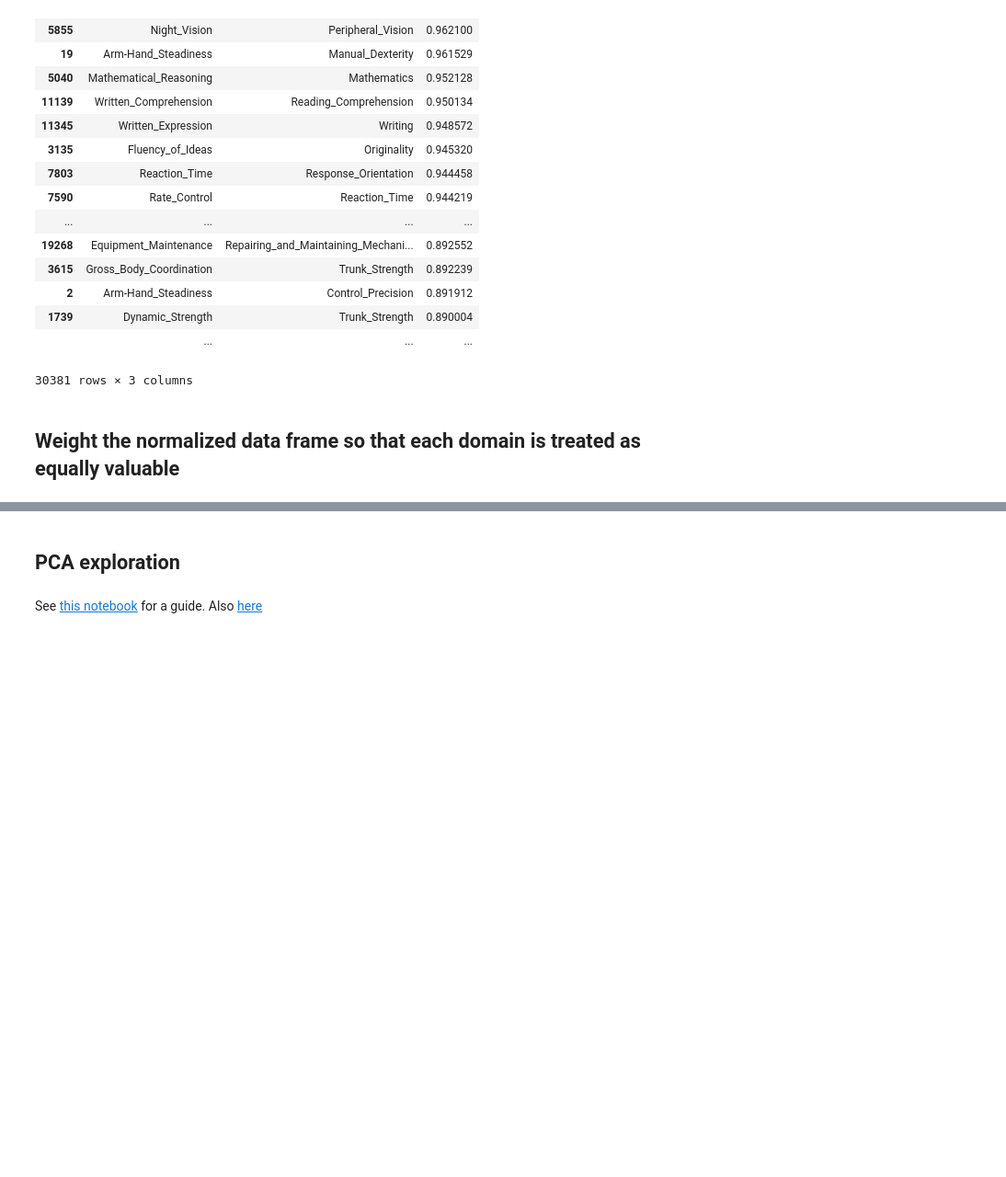
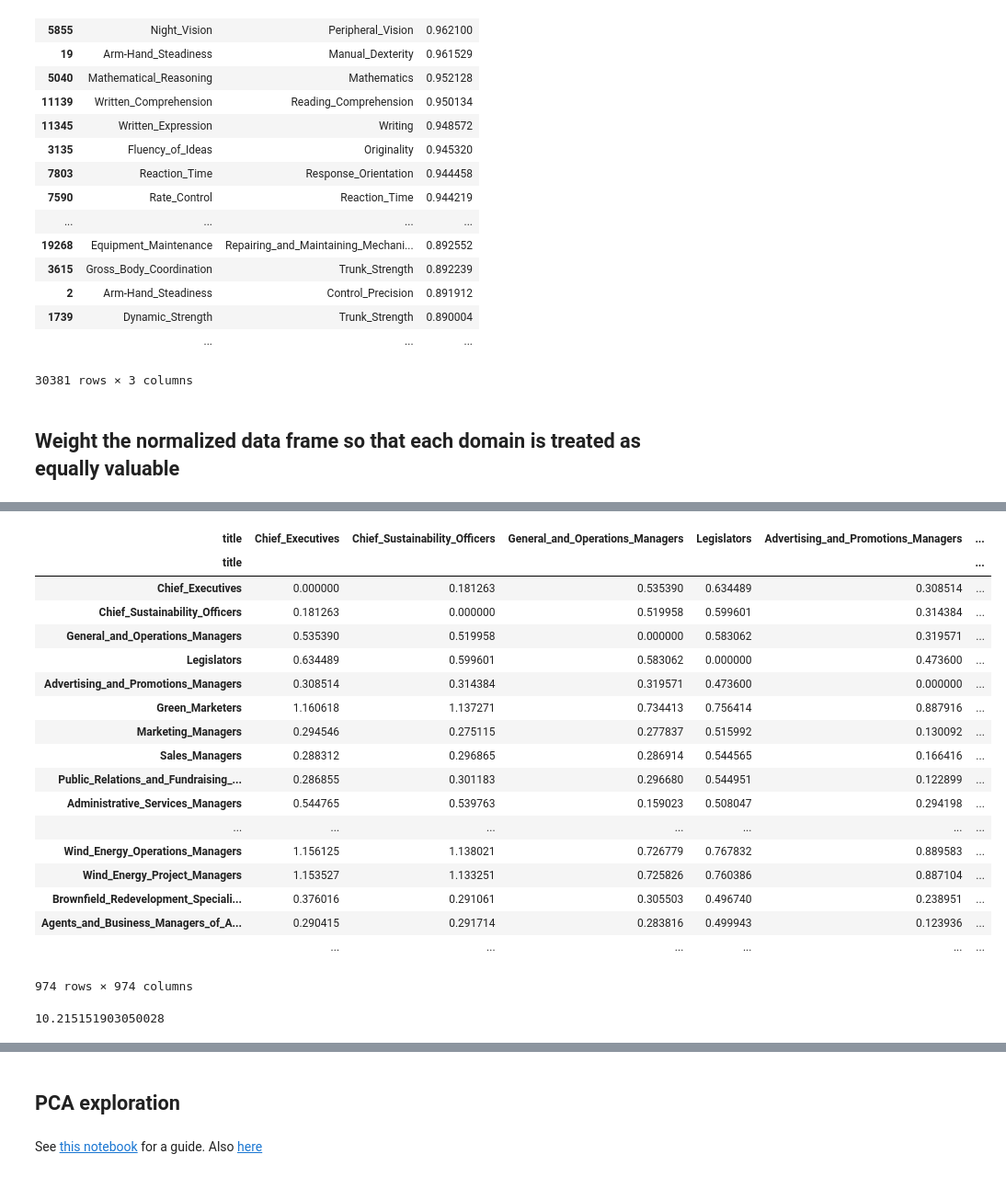
Before and after one commit to annaswigart/career-xplorer, a Jupyter notebook: ipython_notebooks/data_manipulation.ipynb, the cells around one changed output, grey strips where cells are left out. Shown at 92% size. Saved outputs shown, nothing was run; the diff lists cells and outputs as text; code cells hidden in the pictures; blank space fills up the shorter version.

```diff
--- a/ipython_notebooks/data_manipulation.ipynb
+++ b/ipython_notebooks/data_manipulation.ipynb
@@ -599,0 +647,30 @@ weighted_df.head()
+# %%
+euclid_dist_array = sklearn.metrics.pairwise.euclidean_distances(weighted_df_no_na.iloc[:,1:])
+#euclid_dist_array = sklearn.metrics.pairwise.euclidean_distances(normed_df_no_na.iloc[:,1:])
+euclid_dist_df = DataFrame(euclid_dist_array).set_index(occ_titles)
+euclid_dist_df.columns = occ_titles
+euclid_dist_df
+# %% [output]
+| title | Chief_Executives | Chief_Sustainability_Officers | General_and_Operations_Managers | Legislators | Advertising_and_Promotions_Managers | ... |
+| title |  |  |  |  |  | ... |
+| Chief_Executives | 0.000000 | 0.181263 | 0.535390 | 0.634489 | 0.308514 | ... |
+| Chief_Sustainability_Officers | 0.181263 | 0.000000 | 0.519958 | 0.599601 | 0.314384 | ... |
+| General_and_Operations_Managers | 0.535390 | 0.519958 | 0.000000 | 0.583062 | 0.319571 | ... |
+| Legislators | 0.634489 | 0.599601 | 0.583062 | 0.000000 | 0.473600 | ... |
+| Advertising_and_Promotions_Managers | 0.308514 | 0.314384 | 0.319571 | 0.473600 | 0.000000 | ... |
+| Green_Marketers | 1.160618 | 1.137271 | 0.734413 | 0.756414 | 0.887916 | ... |
+| Marketing_Managers | 0.294546 | 0.275115 | 0.277837 | 0.515992 | 0.130092 | ... |
+| Sales_Managers | 0.288312 | 0.296865 | 0.286914 | 0.544565 | 0.166416 | ... |
+| Public_Relations_and_Fundraising_... | 0.286855 | 0.301183 | 0.296680 | 0.544951 | 0.122899 | ... |
+| Administrative_Services_Managers | 0.544765 | 0.539763 | 0.159023 | 0.508047 | 0.294198 | ... |
+| ... | ... | ... | ... | ... | ... | ... |
+| Wind_Energy_Operations_Managers | 1.156125 | 1.138021 | 0.726779 | 0.767832 | 0.889583 | ... |
+| Wind_Energy_Project_Managers | 1.153527 | 1.133251 | 0.725826 | 0.760386 | 0.887104 | ... |
+| Brownfield_Redevelopment_Speciali... | 0.376016 | 0.291061 | 0.305503 | 0.496740 | 0.238951 | ... |
+| Agents_and_Business_Managers_of_A... | 0.290415 | 0.291714 | 0.283816 | 0.499943 | 0.123936 | ... |
+|  | ... | ... | ... | ... | ... | ... |
+974 rows × 974 columns
+# %%
+max(euclid_dist_df.max())
+# %% [output]
+10.215151903050028
```
Also changed, not shown: parts of 17 cells of this notebook.
